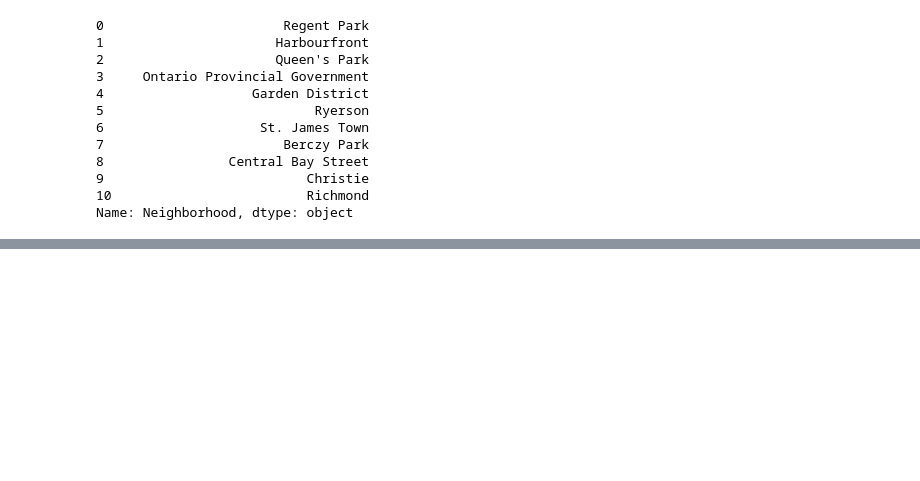
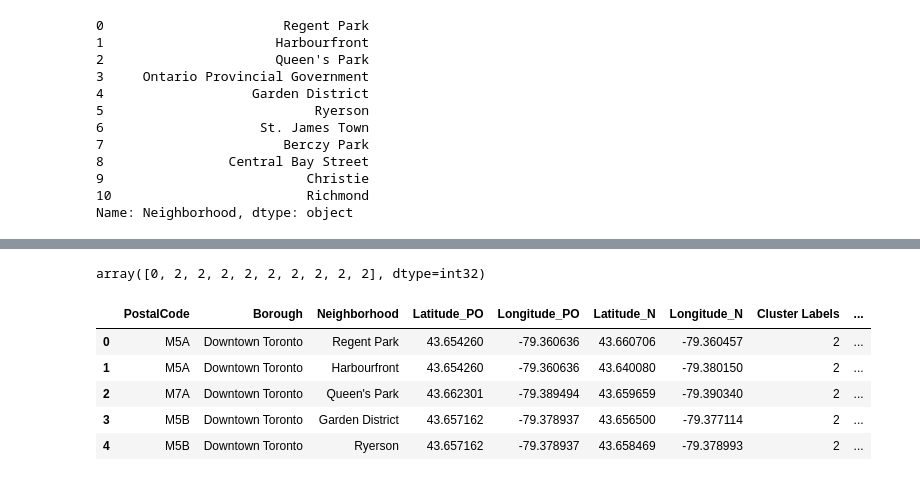
Before and after one commit to pekermilas/Coursera_Capstone, a Jupyter notebook: Week3_TorontoData/TorontoNeighborhoods.ipynb, the cells around one changed output, grey strips where cells are left out. Drawn from its saved outputs; the diff is of its cells as text; code cells hidden in the pictures; blank space fills up the shorter version.

Commit message:
Data pulled from Foursquare and analysed by Clustering.

```diff
--- a/Week3_TorontoData/TorontoNeighborhoods.ipynb
+++ b/Week3_TorontoData/TorontoNeighborhoods.ipynb
@@ -305,0 +472,21 @@ for borough in boroughs:
+# %%
+num_top_venues = 10
+
+indicators = ['st', 'nd', 'rd']
+
+# create columns according to number of top venues
+columns = ['Neighborhood']
+for ind in np.arange(num_top_venues):
+    try:
+        columns.append('{}{} Most Common Venue'.format(ind+1, indicators[ind]))
+    except:
+        columns.append('{}th Most Common Venue'.format(ind+1))
+
+# create a new dataframe
+neighborhoods_venues_sorted = pd.DataFrame(columns=columns)
+neighborhoods_venues_sorted['Neighborhood'] = ton_grouped['Neighborhood']
+
+for ind in np.arange(ton_grouped.shape[0]):
+    neighborhoods_venues_sorted.iloc[ind, 1:] = return_most_common_venues(ton_grouped.iloc[ind, :], num_top_venues)
+
+neighborhoods_venues_sorted.head()
@@ -305,0 +502,29 @@ for borough in boroughs:
+# %%
+# set number of clusters
+kclusters = 5
+
+ton_grouped_clustering = ton_grouped.drop('Neighborhood', 1)
+
+# run k-means clustering
+kmeans = KMeans(n_clusters=kclusters, random_state=0).fit(ton_grouped_clustering)
+
+# check cluster labels generated for each row in the dataframe
+kmeans.labels_[0:10]
+# %% [output]
+array([0, 2, 2, 2, 2, 2, 2, 2, 2, 2], dtype=int32)
+# %%
+neighborhoods_venues_sorted.insert(0, 'Cluster Labels', kmeans.labels_)
+
+ton_merged = ton_df
+
+# merge toronto_grouped with toronto_data to add latitude/longitude for each neighborhood
+ton_merged = ton_merged.join(neighborhoods_venues_sorted.set_index('Neighborhood'), on='Neighborhood')
+
+ton_merged.head() # check the last columns!
+# %% [output]
+|  | PostalCode | Borough | Neighborhood | Latitude_PO | Longitude_PO | Latitude_N | Longitude_N | Cluster Labels | ... |
+| 0 | M5A | Downtown Toronto | Regent Park | 43.654260 | -79.360636 | 43.660706 | -79.360457 | 2 | ... |
+| 1 | M5A | Downtown Toronto | Harbourfront | 43.654260 | -79.360636 | 43.640080 | -79.380150 | 2 | ... |
+| 2 | M7A | Downtown Toronto | Queen's Park | 43.662301 | -79.389494 | 43.659659 | -79.390340 | 2 | ... |
+| 3 | M5B | Downtown Toronto | Garden District | 43.657162 | -79.378937 | 43.656500 | -79.377114 | 2 | ... |
+| 4 | M5B | Downtown Toronto | Ryerson | 43.657162 | -79.378937 | 43.658469 | -79.378993 | 2 | ... |
```
Also changed, not shown: parts of 23 cells of this notebook.
